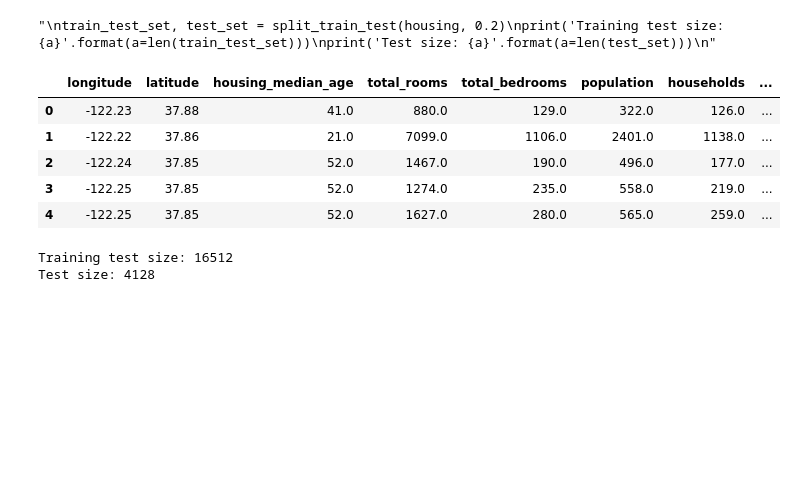
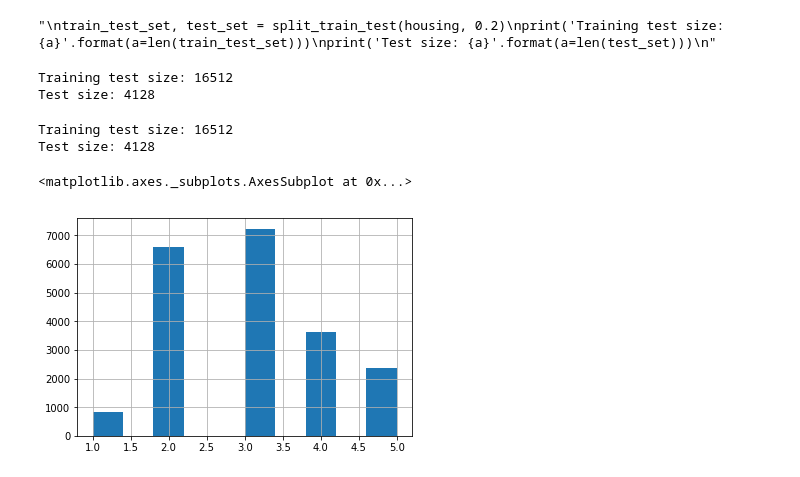
Before and after one commit to vkerrysingh/ML_SciKit_Keras_TF, a Jupyter notebook: Chp2.ipynb, the cells around one changed output. Drawn from its saved outputs; the diff is of its cells as text; code cells hidden in the pictures; blank space fills up the shorter version.

Commit message:
example stratifying the median_income

```diff
--- a/Chp2.ipynb
+++ b/Chp2.ipynb
@@ -109,14 +110,15 @@ def split_train_test_by_id(data, test_ratio, id_column):
     in_test_set = ids.apply(lambda id_: test_set_check(id_,test_ratio))
     return data.loc[~in_test_set],data.loc[in_test_set]
 # %%
-##The above methods rely on using an id column, which the housing data does not have.
+## The above methods rely on using an id column, which the housing data does not have.
 #housing_with_id = housing.reset_index()
-housing.head()
+
+housing_with_id = housing.reset_index()
+train_test_set, test_set = split_train_test_by_id(housing_with_id, 0.2, "index")
+
+print('Training test size: {a}'.format(a=len(train_test_set)))
+print('Test size: {a}'.format(a=len(test_set)))
 # %% [output]
-|  | longitude | latitude | housing_median_age | total_rooms | total_bedrooms | population | households | ... |
-| 0 | -122.23 | 37.88 | 41.0 | 880.0 | 129.0 | 322.0 | 126.0 | ... |
-| 1 | -122.22 | 37.86 | 21.0 | 7099.0 | 1106.0 | 2401.0 | 1138.0 | ... |
-| 2 | -122.24 | 37.85 | 52.0 | 1467.0 | 190.0 | 496.0 | 177.0 | ... |
-| 3 | -122.25 | 37.85 | 52.0 | 1274.0 | 235.0 | 558.0 | 219.0 | ... |
-| 4 | -122.25 | 37.85 | 52.0 | 1627.0 | 280.0 | 565.0 | 259.0 | ... |
+Training test size: 16512
+Test size: 4128
 # %%
@@ -128,3 +132,13 @@ print('Test size: {a}'.format(a=len(test_set)))
 # %% [output]
 Training test size: 16512
 Test size: 4128
+# %%
+#Categorise median income
+
+housing['income_cat'] = pd.cut(housing['median_income'],
+                              bins=[0.,1.5,3.0,4.5,6.,np.inf],
+                              labels=[1,2,3,4,5])
+housing['income_cat'].hist()
+# %% [output]
+<matplotlib.axes._subplots.AxesSubplot at 0x...>
+[figure, added]
```
Also changed, not shown: parts of 4 cells of this notebook.
